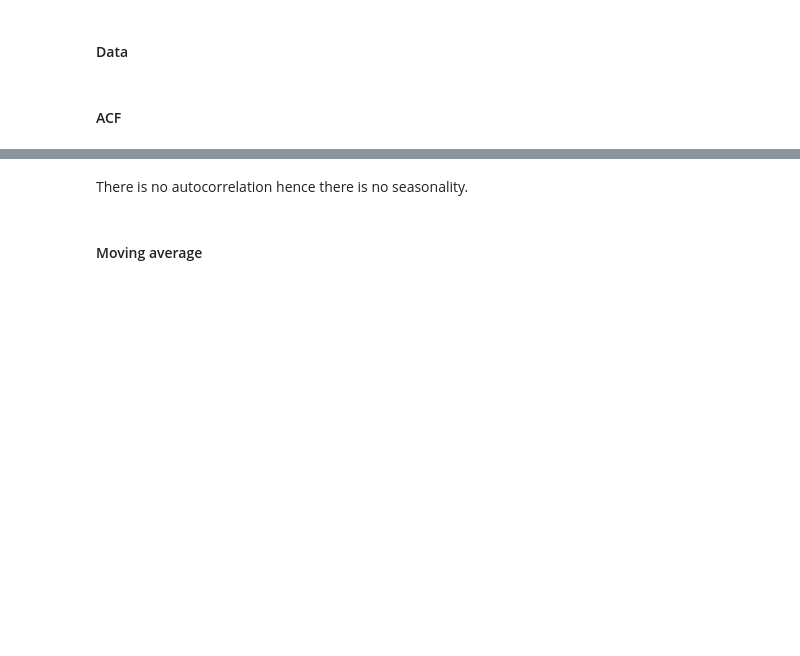
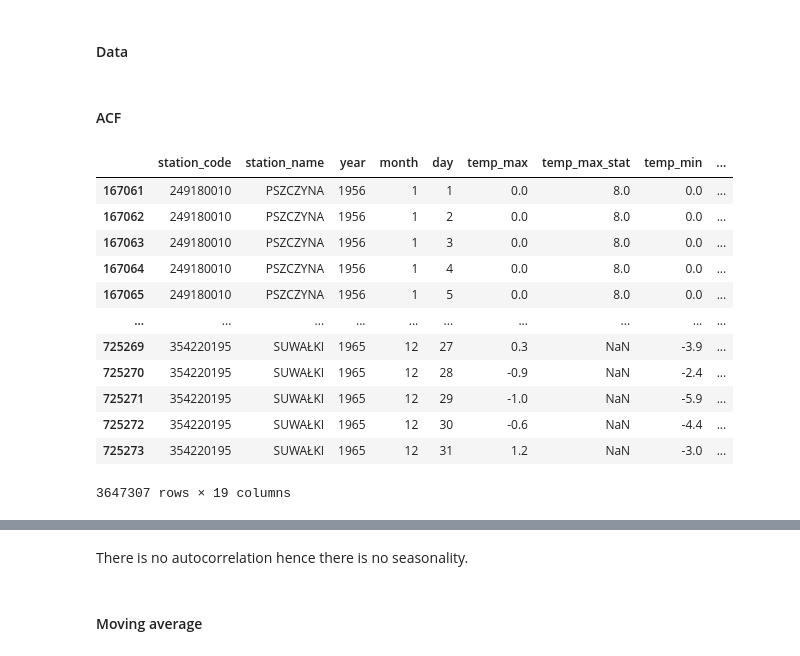
Before and after one commit to olakraso/Climate_change, a Jupyter notebook: Analysis_snow.ipynb, the cells around one changed output, grey strips where cells are left out. Saved outputs shown, nothing was run; the diff lists cells and outputs as text; code cells hidden in the pictures; blank space fills up the shorter version.

```diff
--- a/Analysis_snow.ipynb
+++ b/Analysis_snow.ipynb
@@ -127,6 +127,22 @@ warszawa_days = warszawa.loc[:,['date','days']].set_index('date')
 warszawa_snow = warszawa.loc[:,['snow_height_avg','date']].set_index('date')
 # %% [markdown]
 #### ACF
+# %%
+meteo_data
+# %% [output]
+|  | station_code | station_name | year | month | day | temp_max | temp_max_stat | temp_min | ... |
+| 167061 | 249180010 | PSZCZYNA | 1956 | 1 | 1 | 0.0 | 8.0 | 0.0 | ... |
+| 167062 | 249180010 | PSZCZYNA | 1956 | 1 | 2 | 0.0 | 8.0 | 0.0 | ... |
+| 167063 | 249180010 | PSZCZYNA | 1956 | 1 | 3 | 0.0 | 8.0 | 0.0 | ... |
+| 167064 | 249180010 | PSZCZYNA | 1956 | 1 | 4 | 0.0 | 8.0 | 0.0 | ... |
+| 167065 | 249180010 | PSZCZYNA | 1956 | 1 | 5 | 0.0 | 8.0 | 0.0 | ... |
+| ... | ... | ... | ... | ... | ... | ... | ... | ... | ... |
+| 725269 | 354220195 | SUWAŁKI | 1965 | 12 | 27 | 0.3 | NaN | -3.9 | ... |
+| 725270 | 354220195 | SUWAŁKI | 1965 | 12 | 28 | -0.9 | NaN | -2.4 | ... |
+| 725271 | 354220195 | SUWAŁKI | 1965 | 12 | 29 | -1.0 | NaN | -5.9 | ... |
+| 725272 | 354220195 | SUWAŁKI | 1965 | 12 | 30 | -0.6 | NaN | -4.4 | ... |
+| 725273 | 354220195 | SUWAŁKI | 1965 | 12 | 31 | 1.2 | NaN | -3.0 | ... |
+3647307 rows × 19 columns
 # %%
 fig = plt.figure(figsize=(8,8))
 ax1 = fig.add_subplot(221)
```
Also changed, not shown: parts of 13 cells of this notebook, 1 other file.
